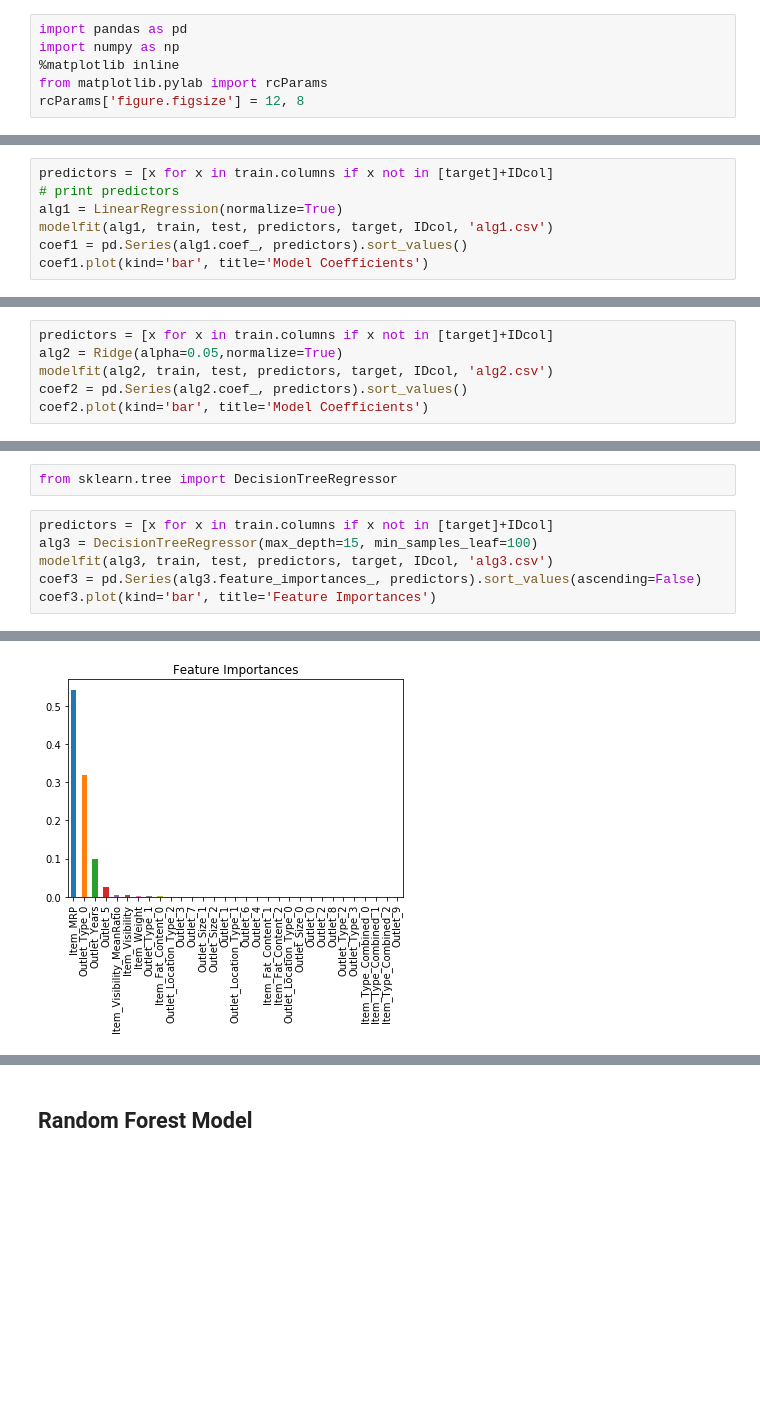
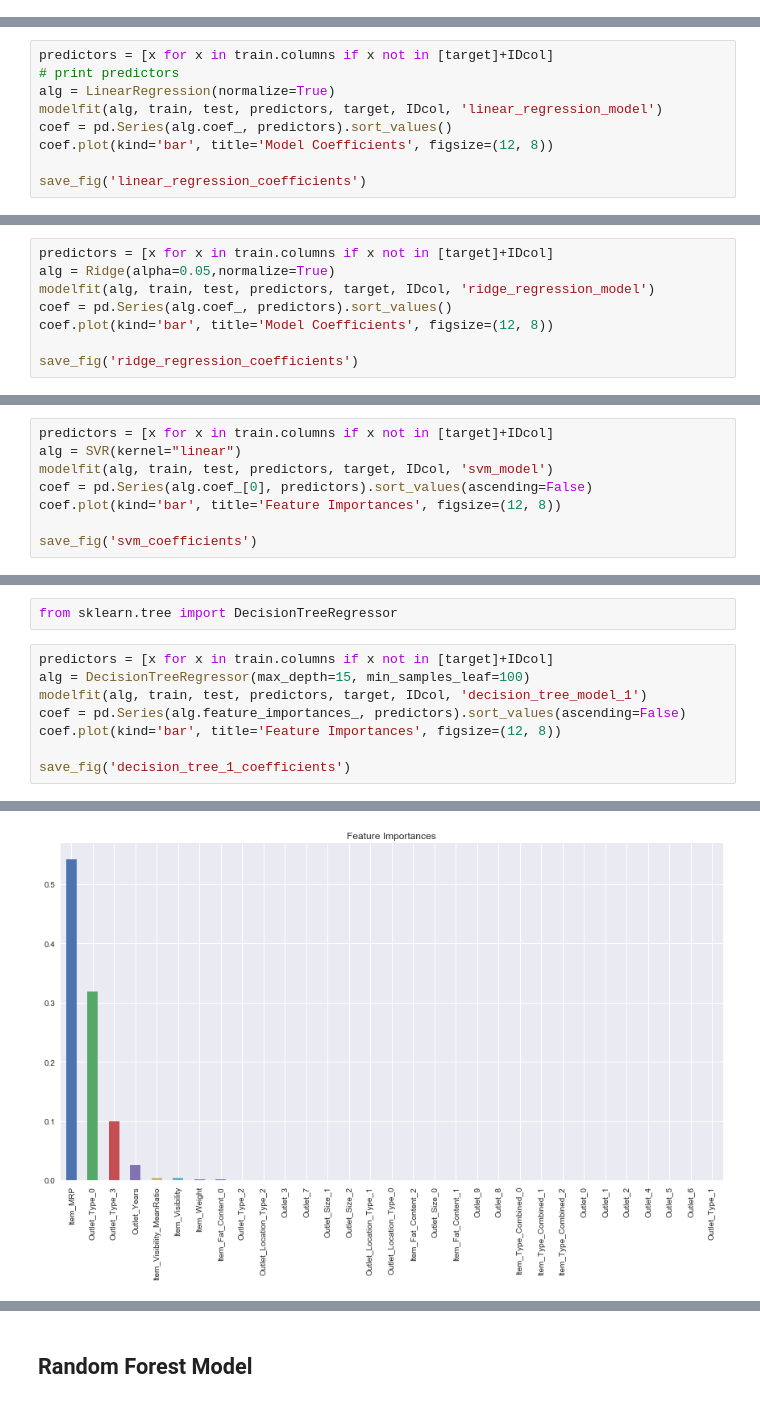
Before and after one commit to dorond/big-mart-sales-prediction, a Jupyter notebook: Big Mart Sales Prediction V2.ipynb, the cells around one changed output, grey strips where cells are left out. Saved outputs shown, nothing was run; the diff lists cells and outputs as text; blank space fills up the shorter version.

```diff
--- a/Big Mart Sales Prediction V2.ipynb
+++ b/Big Mart Sales Prediction V2.ipynb
@@ -1,8 +60,2 @@
 # %% [markdown]
 # Data Exploration
-# %%
-import pandas as pd
-import numpy as np
-%matplotlib inline
-from matplotlib.pylab import rcParams
-rcParams['figure.figsize'] = 12, 8
@@ -421,10 +593,12 @@ from sklearn.linear_model import LinearRegression, Ridge
 # %%
 predictors = [x for x in train.columns if x not in [target]+IDcol]
 # print predictors
-alg1 = LinearRegression(normalize=True)
-modelfit(alg1, train, test, predictors, target, IDcol, 'alg1.csv')
-coef1 = pd.Series(alg1.coef_, predictors).sort_values()
-coef1.plot(kind='bar', title='Model Coefficients')
+alg = LinearRegression(normalize=True)
+modelfit(alg, train, test, predictors, target, IDcol, 'linear_regression_model')
+coef = pd.Series(alg.coef_, predictors).sort_values()
+coef.plot(kind='bar', title='Model Coefficients', figsize=(12, 8))
+
+save_fig('linear_regression_coefficients')
 # %% [output]
 Model Report
 RMSE : 1128
@@ -435,10 +613,12 @@ CV Score : Mean - 1129 | Std - 44.05 | Min - 1075 | Max - 1215
 ## Ridge Regression Model
 # %%
 predictors = [x for x in train.columns if x not in [target]+IDcol]
-alg2 = Ridge(alpha=0.05,normalize=True)
-modelfit(alg2, train, test, predictors, target, IDcol, 'alg2.csv')
-coef2 = pd.Series(alg2.coef_, predictors).sort_values()
-coef2.plot(kind='bar', title='Model Coefficients')
+alg = Ridge(alpha=0.05,normalize=True)
+modelfit(alg, train, test, predictors, target, IDcol, 'ridge_regression_model')
+coef = pd.Series(alg.coef_, predictors).sort_values()
+coef.plot(kind='bar', title='Model Coefficients', figsize=(12, 8))
+
+save_fig('ridge_regression_coefficients')
 # %% [output]
 Model Report
 RMSE : 1129
@@ -447,0 +636,8 @@ CV Score : Mean - 1130 | Std - 44.6 | Min - 1076 | Max - 1217
+# %%
+predictors = [x for x in train.columns if x not in [target]+IDcol]
+alg = SVR(kernel="linear")
+modelfit(alg, train, test, predictors, target, IDcol, 'svm_model')
+coef = pd.Series(alg.coef_[0], predictors).sort_values(ascending=False)
+coef.plot(kind='bar', title='Feature Importances', figsize=(12, 8))
+
+save_fig('svm_coefficients')
@@ -451,10 +655,12 @@ CV Score : Mean - 1130 | Std - 44.6 | Min - 1076 | Max - 1217
 from sklearn.tree import DecisionTreeRegressor
 # %%
 predictors = [x for x in train.columns if x not in [target]+IDcol]
-alg3 = DecisionTreeRegressor(max_depth=15, min_samples_leaf=100)
-modelfit(alg3, train, test, predictors, target, IDcol, 'alg3.csv')
-coef3 = pd.Series(alg3.feature_importances_, predictors).sort_values(ascending=False)
-coef3.plot(kind='bar', title='Feature Importances')
+alg = DecisionTreeRegressor(max_depth=15, min_samples_leaf=100)
+modelfit(alg, train, test, predictors, target, IDcol, 'decision_tree_model_1')
+coef = pd.Series(alg.feature_importances_, predictors).sort_values(ascending=False)
+coef.plot(kind='bar', title='Feature Importances', figsize=(12, 8))
+
+save_fig('decision_tree_1_coefficients')
 # %% [output]
 Model Report
 RMSE : 1058
@@ -463 +671 @@ CV Score : Mean - 1091 | Std - 45.42 | Min - 1003 | Max - 1186
-[figure, old version]
+[figure, new version]
```
Also changed, not shown: parts of 77 cells of this notebook, 33 other files.
